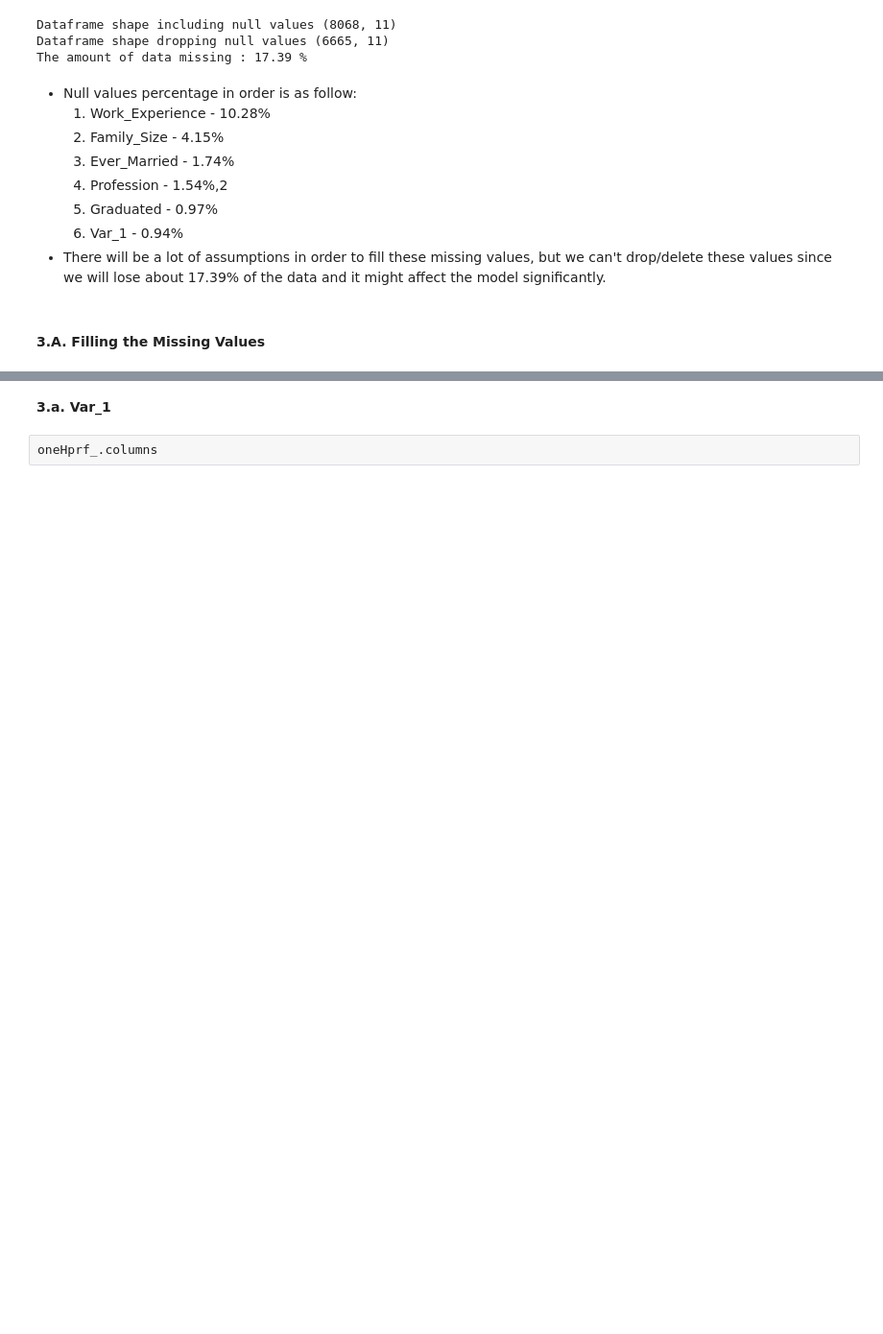
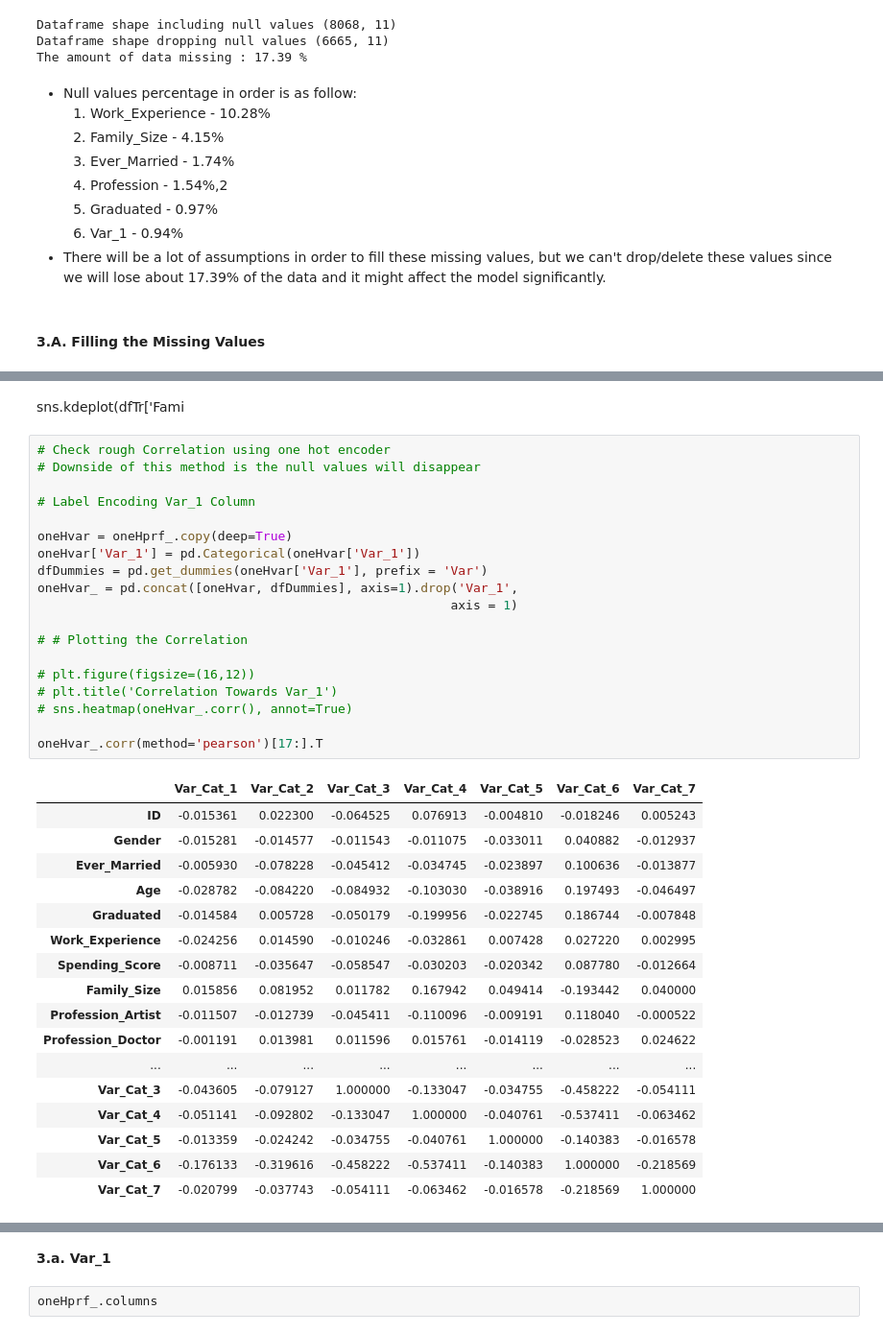
Before and after one commit to harashtaht/CustomerSegmentation, a Jupyter notebook: customerSegmentation/automobileSegmentation.ipynb, the cells around one changed output, grey strips where cells are left out. Shown at 96% size. Drawn from its saved outputs; the diff is of its cells as text; blank space fills up the shorter version.

Commit message:
correlation var_1

```diff
--- a/customerSegmentation/automobileSegmentation.ipynb
+++ b/customerSegmentation/automobileSegmentation.ipynb
@@ -748,0 +828,39 @@ The amount of data missing : 17.39 %
+# %% [markdown]
+sns.kdeplot(dfTr['Fami
+# %%
+# Check rough Correlation using one hot encoder
+# Downside of this method is the null values will disappear
+
+# Label Encoding Var_1 Column
+
+oneHvar = oneHprf_.copy(deep=True)
+oneHvar['Var_1'] = pd.Categorical(oneHvar['Var_1'])
+dfDummies = pd.get_dummies(oneHvar['Var_1'], prefix = 'Var')
+oneHvar_ = pd.concat([oneHvar, dfDummies], axis=1).drop('Var_1',
+                                                       axis = 1)
+
+# # Plotting the Correlation
+
+# plt.figure(figsize=(16,12))
+# plt.title('Correlation Towards Var_1')
+# sns.heatmap(oneHvar_.corr(), annot=True)
+
+oneHvar_.corr(method='pearson')[17:].T
+# %% [output]
+|  | Var_Cat_1 | Var_Cat_2 | Var_Cat_3 | Var_Cat_4 | Var_Cat_5 | Var_Cat_6 | Var_Cat_7 |
+| ID | -0.015361 | 0.022300 | -0.064525 | 0.076913 | -0.004810 | -0.018246 | 0.005243 |
+| Gender | -0.015281 | -0.014577 | -0.011543 | -0.011075 | -0.033011 | 0.040882 | -0.012937 |
+| Ever_Married | -0.005930 | -0.078228 | -0.045412 | -0.034745 | -0.023897 | 0.100636 | -0.013877 |
+| Age | -0.028782 | -0.084220 | -0.084932 | -0.103030 | -0.038916 | 0.197493 | -0.046497 |
+| Graduated | -0.014584 | 0.005728 | -0.050179 | -0.199956 | -0.022745 | 0.186744 | -0.007848 |
+| Work_Experience | -0.024256 | 0.014590 | -0.010246 | -0.032861 | 0.007428 | 0.027220 | 0.002995 |
+| Spending_Score | -0.008711 | -0.035647 | -0.058547 | -0.030203 | -0.020342 | 0.087780 | -0.012664 |
+| Family_Size | 0.015856 | 0.081952 | 0.011782 | 0.167942 | 0.049414 | -0.193442 | 0.040000 |
+| Profession_Artist | -0.011507 | -0.012739 | -0.045411 | -0.110096 | -0.009191 | 0.118040 | -0.000522 |
+| Profession_Doctor | -0.001191 | 0.013981 | 0.011596 | 0.015761 | -0.014119 | -0.028523 | 0.024622 |
+| ... | ... | ... | ... | ... | ... | ... | ... |
+| Var_Cat_3 | -0.043605 | -0.079127 | 1.000000 | -0.133047 | -0.034755 | -0.458222 | -0.054111 |
+| Var_Cat_4 | -0.051141 | -0.092802 | -0.133047 | 1.000000 | -0.040761 | -0.537411 | -0.063462 |
+| Var_Cat_5 | -0.013359 | -0.024242 | -0.034755 | -0.040761 | 1.000000 | -0.140383 | -0.016578 |
+| Var_Cat_6 | -0.176133 | -0.319616 | -0.458222 | -0.537411 | -0.140383 | 1.000000 | -0.218569 |
+| Var_Cat_7 | -0.020799 | -0.037743 | -0.054111 | -0.063462 | -0.016578 | -0.218569 | 1.000000 |
```
Also changed, not shown: parts of 7 cells of this notebook.
